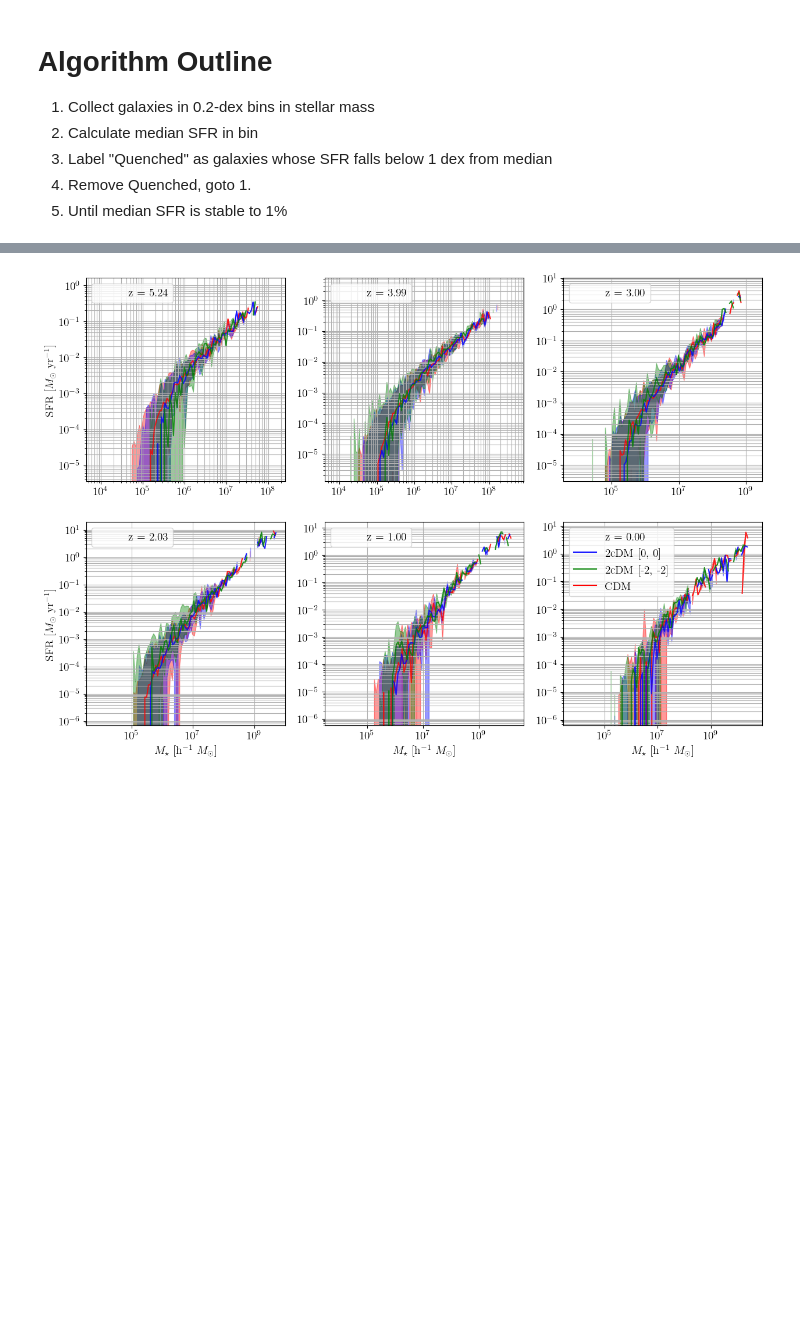
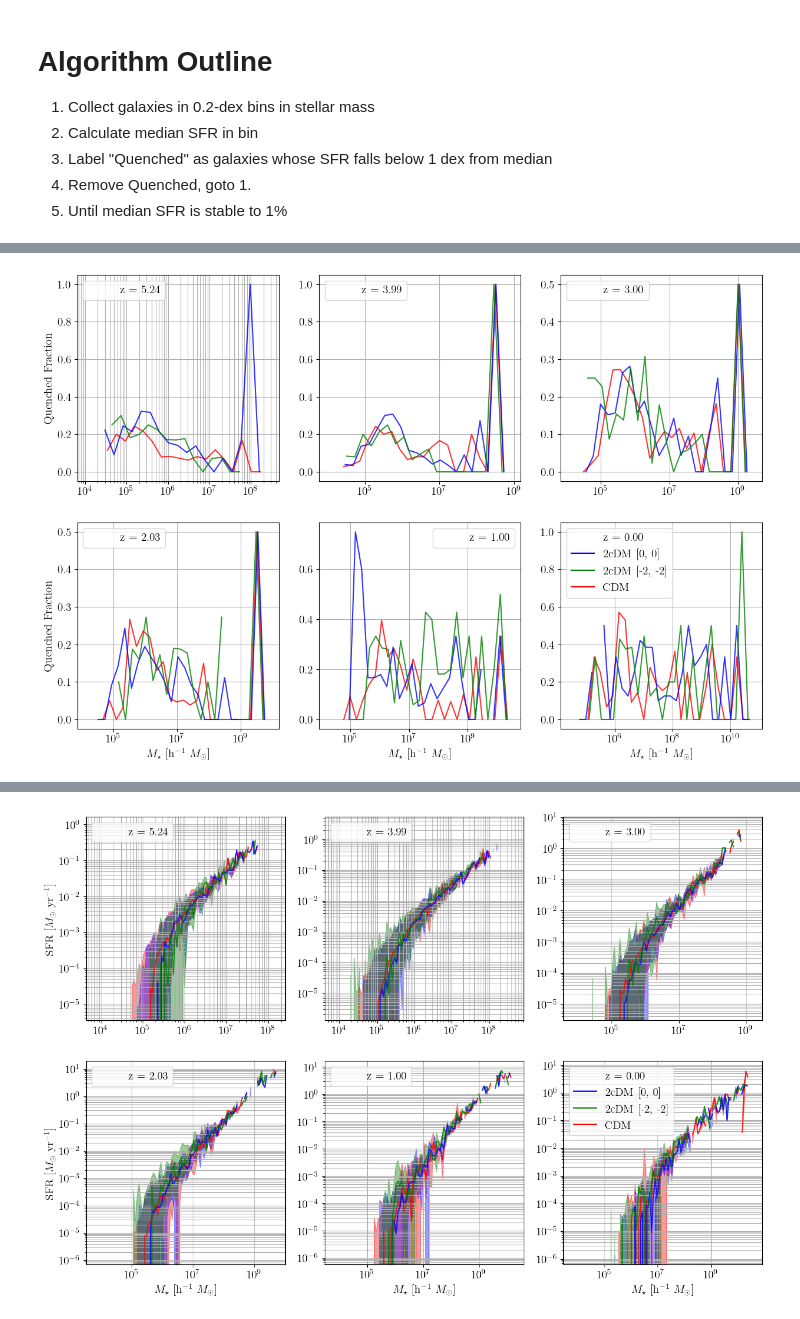
Before and after one commit to rtlow/2cDM_paperII, a Jupyter notebook: jupyter/quenching.ipynb, the cells around one changed output, grey strips where cells are left out. Saved outputs shown, nothing was run; the diff lists cells and outputs as text; code cells hidden in the pictures; blank space fills up the shorter version.

```diff
--- a/jupyter/quenching.ipynb
+++ b/jupyter/quenching.ipynb
@@ -130,0 +225,49 @@ np.int64(267)
+# %%
+fig, ax = plt.subplots(2, 3, figsize=FIGSIZE)
+
+for ar, snap_range in zip(ax, snap_ranges):
+    for a, redshift in zip(ar, snap_range):
+
+        cdm_m, cdm_f = get_quenched_fraction(CDM_runs, redshift)
+        tcdm_m, tcdm_f = get_quenched_fraction(tcDM_runs1, redshift)
+        twcdm_m, twcdm_f = get_quenched_fraction(tcDM_runs2, redshift)
+
+        a.plot(cdm_m, cdm_f, alpha=ALPHA, color=cdm_color)
+        a.plot(tcdm_m, tcdm_f, alpha=ALPHA, color=zz_color)
+        a.plot(twcdm_m, twcdm_f, alpha=ALPHA, color=m2m2_color)
+
+
+        r_nearest = cosmoSim(CDM_runs[0], base_path=base_path).get_nearest_redshift(redshift)
+
+
+        a.set_xscale("log")
+
+        xlims = [
+            1/2.8 * np.amin( [cdm_m.min(), tcdm_m.min(), twcdm_m.min()] ),
+            2.8 * np.amax( [cdm_m.max(), tcdm_m.max(), twcdm_m.max()] )
+        ]
+        a.set_xlim(xlims)
+        # a.set_ylim(10**-8, 10**1)
+        a.grid(True, which="both", ls="-")
+        a.set_aspect( 'auto', adjustable='box' )
+        a.plot([],[], label=f'z = {r_nearest:.2f}', alpha=0)
+        a.legend()
+
+
+for ar in ax[1, :]:
+    ar.set_xlabel('$M_{\\star}$ [h$^{-1}$ $M_{\\odot}$]')
+
+for ar in ax[:, 0]:
+    ar.set_ylabel('Quenched Fraction')
+
+a = ax[-1,-1]
+a.plot([],[], label='2cDM [0, 0]', color=zz_color)
+a.plot([],[], label='2cDM [-2, -2]', color=m2m2_color)
+a.plot([],[], label='CDM', color=cdm_color)
+
+a.legend()
+fname = outpath + f'grid_SFR_mass.pdf'
+# plt.savefig(fname, dpi=DPI, bbox_inches='tight')
+plt.show()
+# %% [output]
+[figure, added]
```
Also changed, not shown: parts of 11 cells of this notebook, 2 other files.
